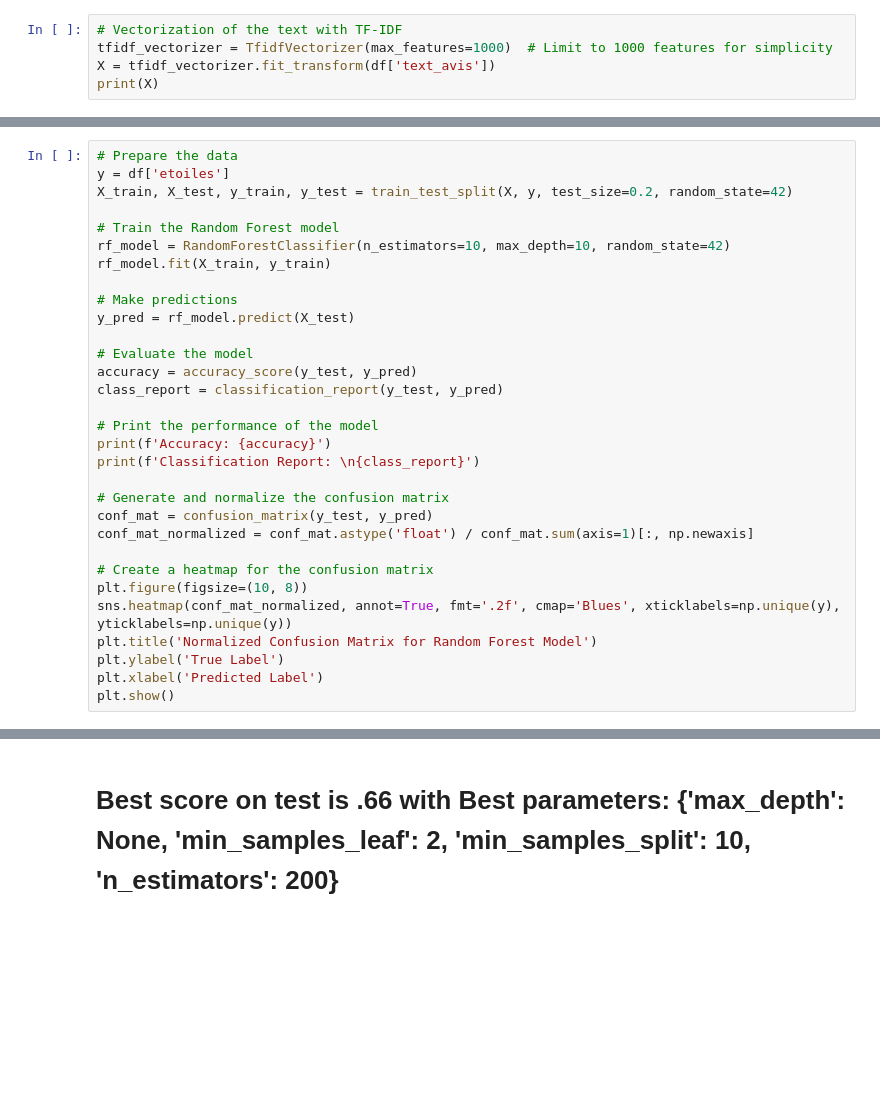
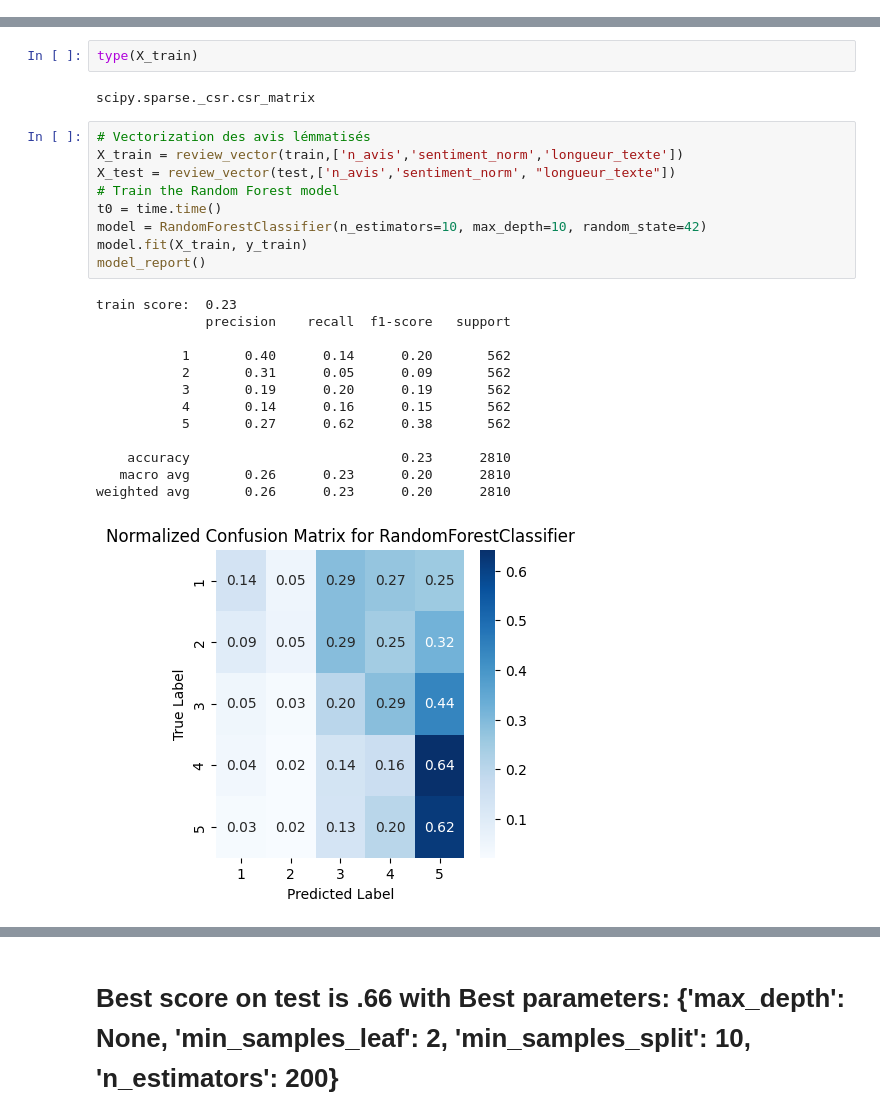
Before and after one commit to LeWaHe/SentiBank, a Jupyter notebook: notebooks/8_B_prediction_RF.ipynb, the cells around one changed output, grey strips where cells are left out. Saved outputs shown, nothing was run; the diff lists cells and outputs as text; blank space fills up the shorter version.

Commit message:
harmonizing vectorizing and reporting in the models benchmark

```diff
--- a/notebooks/8_B_prediction_RF.ipynb
+++ b/notebooks/8_B_prediction_RF.ipynb
@@ -22,5 +30,0 @@ df.head()
-# %%
-# Vectorization of the text with TF-IDF
-tfidf_vectorizer = TfidfVectorizer(max_features=1000)  # Limit to 1000 features for simplicity
-X = tfidf_vectorizer.fit_transform(df['text_avis'])
-print(X)
@@ -77,31 +30,0 @@ X = hstack([X, csr_matrix(variables_extra)])
-# %%
-# Prepare the data
-y = df['etoiles']
-X_train, X_test, y_train, y_test = train_test_split(X, y, test_size=0.2, random_state=42)
-
-# Train the Random Forest model
-rf_model = RandomForestClassifier(n_estimators=10, max_depth=10, random_state=42)
-rf_model.fit(X_train, y_train)
-
-# Make predictions
-y_pred = rf_model.predict(X_test)
-
-# Evaluate the model
-accuracy = accuracy_score(y_test, y_pred)
-class_report = classification_report(y_test, y_pred)
-
-# Print the performance of the model
-print(f'Accuracy: {accuracy}')
-print(f'Classification Report: \n{class_report}')
-
-# Generate and normalize the confusion matrix
-conf_mat = confusion_matrix(y_test, y_pred)
-conf_mat_normalized = conf_mat.astype('float') / conf_mat.sum(axis=1)[:, np.newaxis]
-
-# Create a heatmap for the confusion matrix
-plt.figure(figsize=(10, 8))
-sns.heatmap(conf_mat_normalized, annot=True, fmt='.2f', cmap='Blues', xticklabels=np.unique(y), yticklabels=np.unique(y))
-plt.title('Normalized Confusion Matrix for Random Forest Model')
-plt.ylabel('True Label')
-plt.xlabel('Predicted Label')
-plt.show()
@@ -123,2 +97,29 @@ weighted avg       0.59      0.58      0.57      3010
+# %%
+type(X_train)
+# %% [output]
+scipy.sparse._csr.csr_matrix
+# %%
+# Vectorization des avis lémmatisés
+X_train = review_vector(train,['n_avis','sentiment_norm','longueur_texte'])
+X_test = review_vector(test,['n_avis','sentiment_norm', "longueur_texte"])
+# Train the Random Forest model
+t0 = time.time()
+model = RandomForestClassifier(n_estimators=10, max_depth=10, random_state=42)
+model.fit(X_train, y_train)
+model_report()
+# %% [output]
+train score:  0.23
+              precision    recall  f1-score   support
+
+           1       0.40      0.14      0.20       562
+           2       0.31      0.05      0.09       562
+           3       0.19      0.20      0.19       562
+           4       0.14      0.16      0.15       562
+           5       0.27      0.62      0.38       562
+
+    accuracy                           0.23      2810
+   macro avg       0.26      0.23      0.20      2810
+weighted avg       0.26      0.23      0.20      2810
+[figure, added]
 # %%
 # Essai grid
```
Also changed, not shown: parts of 13 cells of this notebook, 3 other files.
